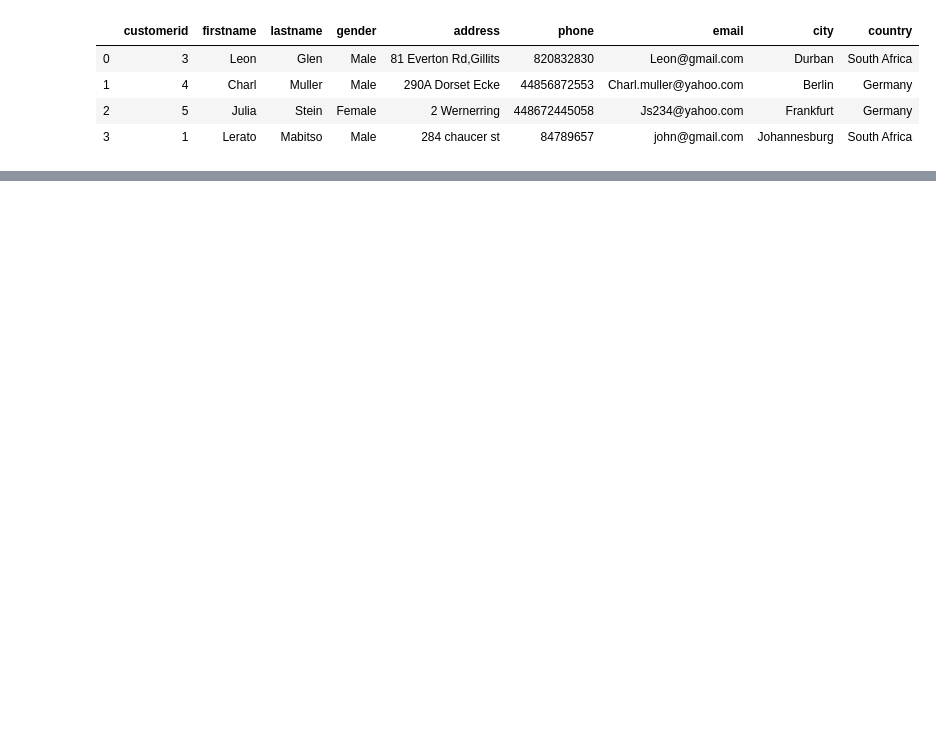
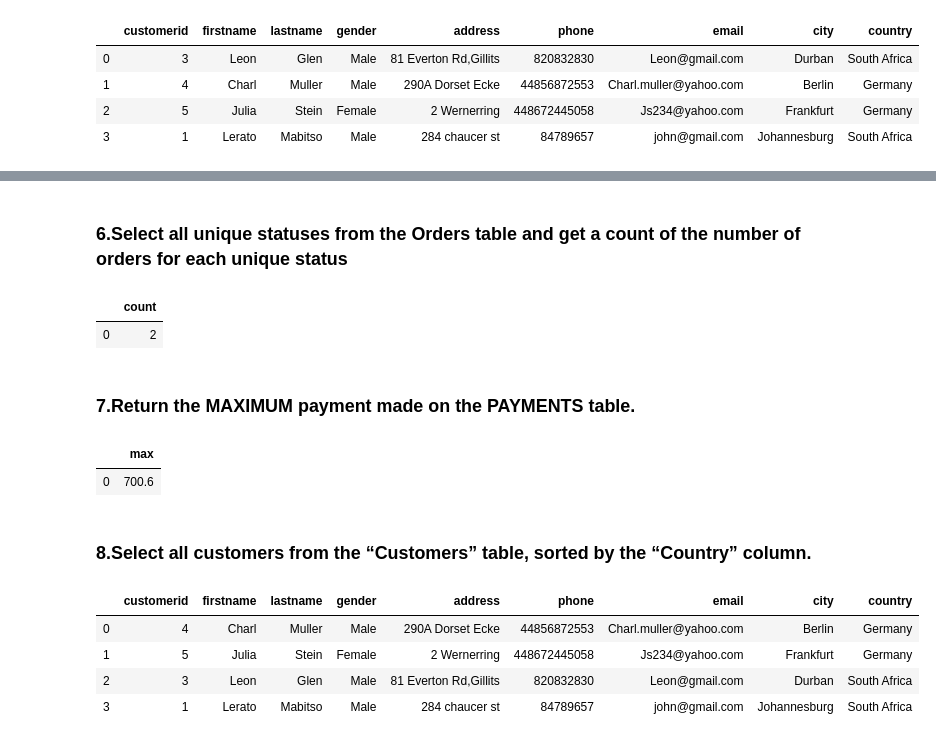
Before and after one commit to LeboSeribe/SQL, a Jupyter notebook: SQL .ipynb, the cells around one changed output, grey strips where cells are left out. Drawn from its saved outputs; the diff is of its cells as text; code cells hidden in the pictures; blank space fills up the shorter version.

```diff
--- a/SQL .ipynb
+++ b/SQL .ipynb
@@ -51,0 +184,24 @@ pd.read_sql('SELECT * from customers',engine)
+# %% [markdown]
+### 6.Select all unique statuses from the Orders table and get a count of the number of orders for each unique status
+# %%
+pd.read_sql('SELECT COUNT(DISTINCT status) FROM orders',engine)
+# %% [output]
+|  | count |
+| 0 | 2 |
+# %% [markdown]
+### 7.Return the MAXIMUM payment made on the PAYMENTS table.
+# %%
+pd.read_sql('SELECT MAX(Amount) from payments',engine)
+# %% [output]
+|  | max |
+| 0 | 700.6 |
+# %% [markdown]
+### 8.Select all customers from the “Customers” table, sorted by the “Country” column.
+# %%
+pd.read_sql('SELECT * FROM Customers ORDER BY Country',engine)
+# %% [output]
+|  | customerid | firstname | lastname | gender | address | phone | email | city | country |
+| 0 | 4 | Charl | Muller | Male | 290A Dorset Ecke | 44856872553 | Charl.muller@yahoo.com | Berlin | Germany |
+| 1 | 5 | Julia | Stein | Female | 2 Wernerring | 448672445058 | Js234@yahoo.com | Frankfurt | Germany |
+| 2 | 3 | Leon | Glen | Male | 81 Everton Rd,Gillits | 820832830 | Leon@gmail.com | Durban | South Africa |
+| 3 | 1 | Lerato | Mabitso | Male | 284 chaucer st | 84789657 | john@gmail.com | Johannesburg | South Africa |
```
Also changed, not shown: parts of 55 cells of this notebook.
